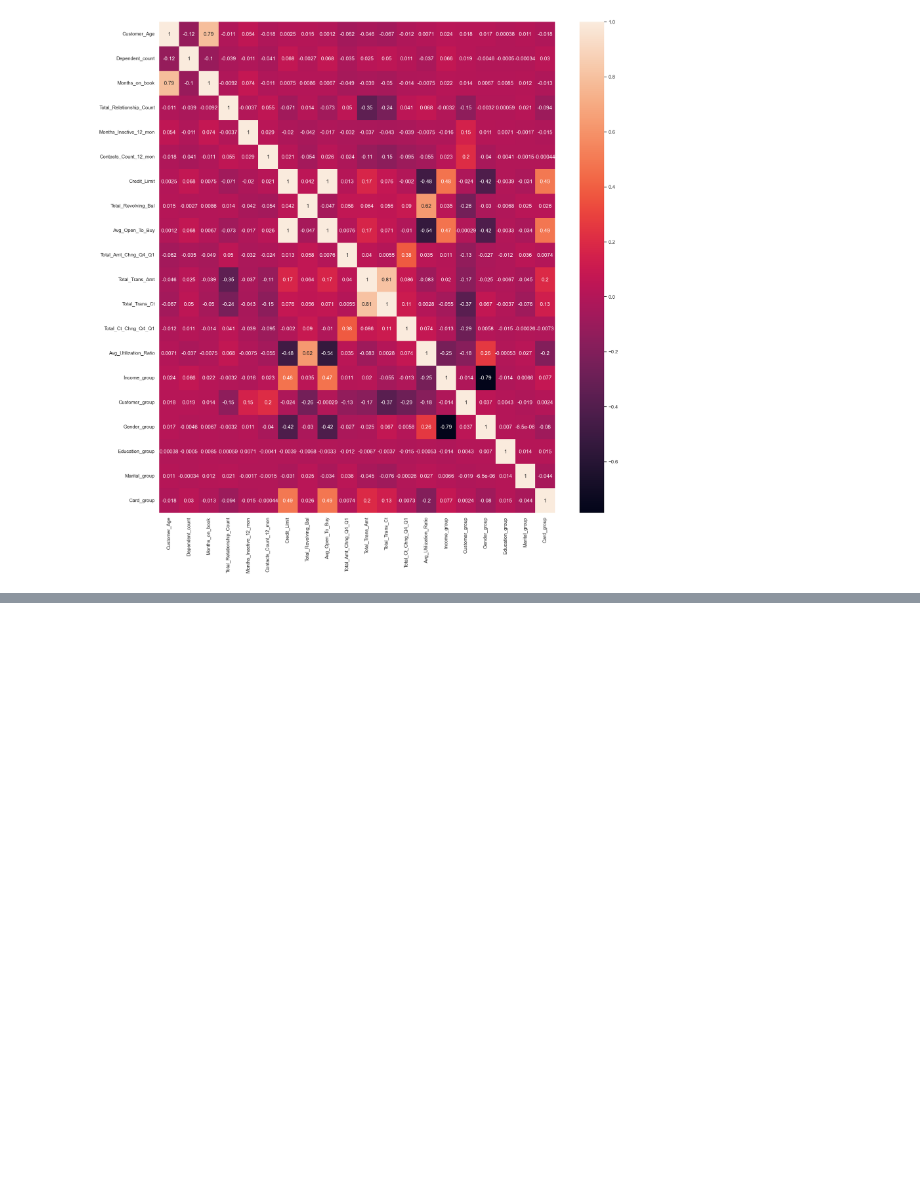
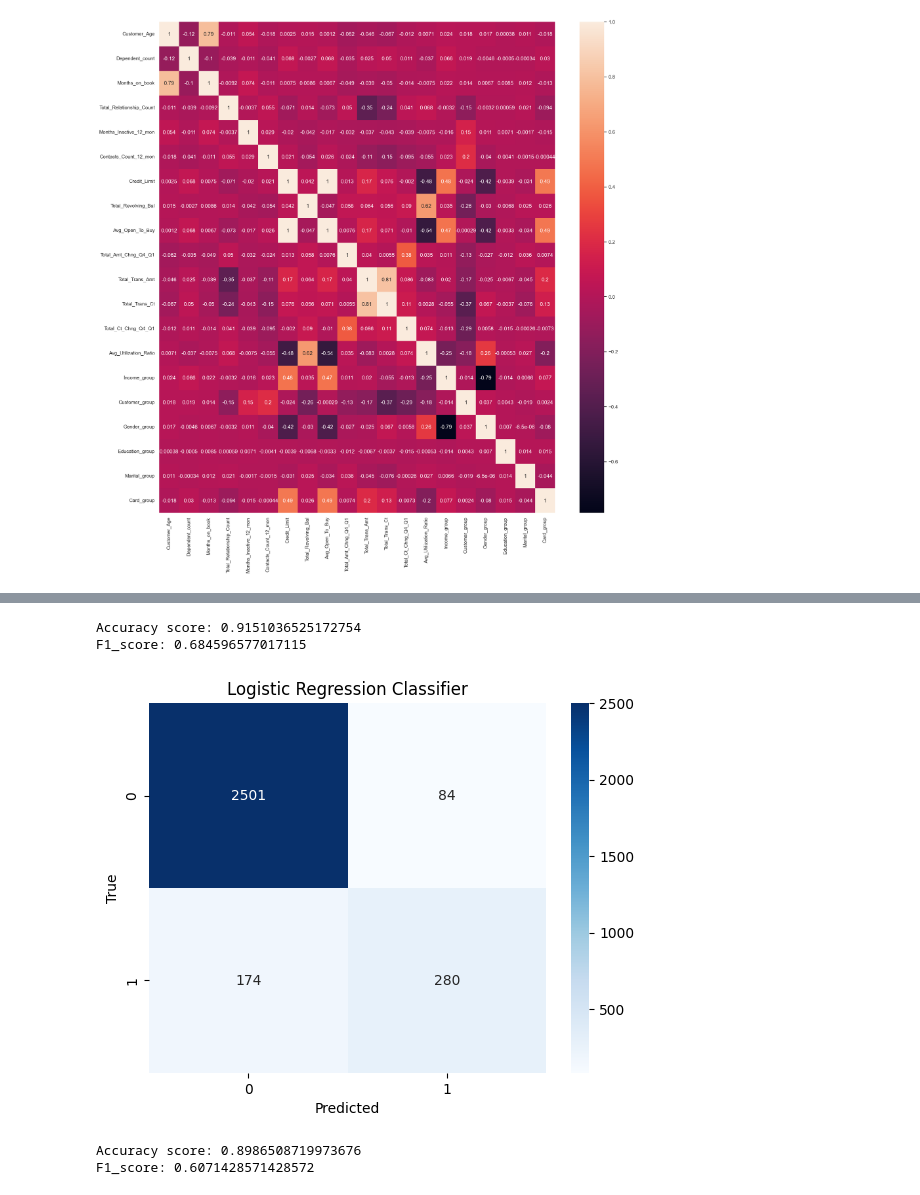
Before and after one commit to oakatiwitz/Personal-Project, a Jupyter notebook: 01 BankChurners/Predicitng Credit Card Customer Segmentation.ipynb, the cells around one changed output, grey strips where cells are left out. Drawn from its saved outputs; the diff is of its cells as text; code cells hidden in the pictures; blank space fills up the shorter version.

Commit message:
Updated Models

```diff
--- a/01 BankChurners/Predicitng Credit Card Customer Segmentation.ipynb
+++ b/01 BankChurners/Predicitng Credit Card Customer Segmentation.ipynb
@@ -304,0 +305,20 @@ plt.show()
+# %%
+from sklearn.linear_model import LogisticRegression
+LR = LogisticRegression(solver='newton-cholesky')
+LR.fit(X_train, y_train)
+y_pred2 = LR.predict(X_test)
+# %%
+print('Accuracy score:', accuracy_score(y_test, y_pred2))
+print('F1_score:', f1_score(y_test, y_pred2))
+# %% [output]
+Accuracy score: 0.9151036525172754
+F1_score: 0.684596577017115
+# %%
+conf_matrix = confusion_matrix(y_test, y_pred2)
+sns.heatmap(conf_matrix, annot=True, cmap='Blues', fmt='g')
+plt.title('Logistic Regression Classifier')
+plt.xlabel('Predicted')
+plt.ylabel('True')
+plt.show()
+# %% [output]
+[figure, added]
@@ -304,0 +330,6 @@ plt.show()
+# %%
+print('Accuracy score:', accuracy_score(y_test, y_pred3))
+print('F1_score:', f1_score(y_test, y_pred3))
+# %% [output]
+Accuracy score: 0.8986508719973676
+F1_score: 0.6071428571428572
```
Also changed, not shown: parts of 7 cells of this notebook.
